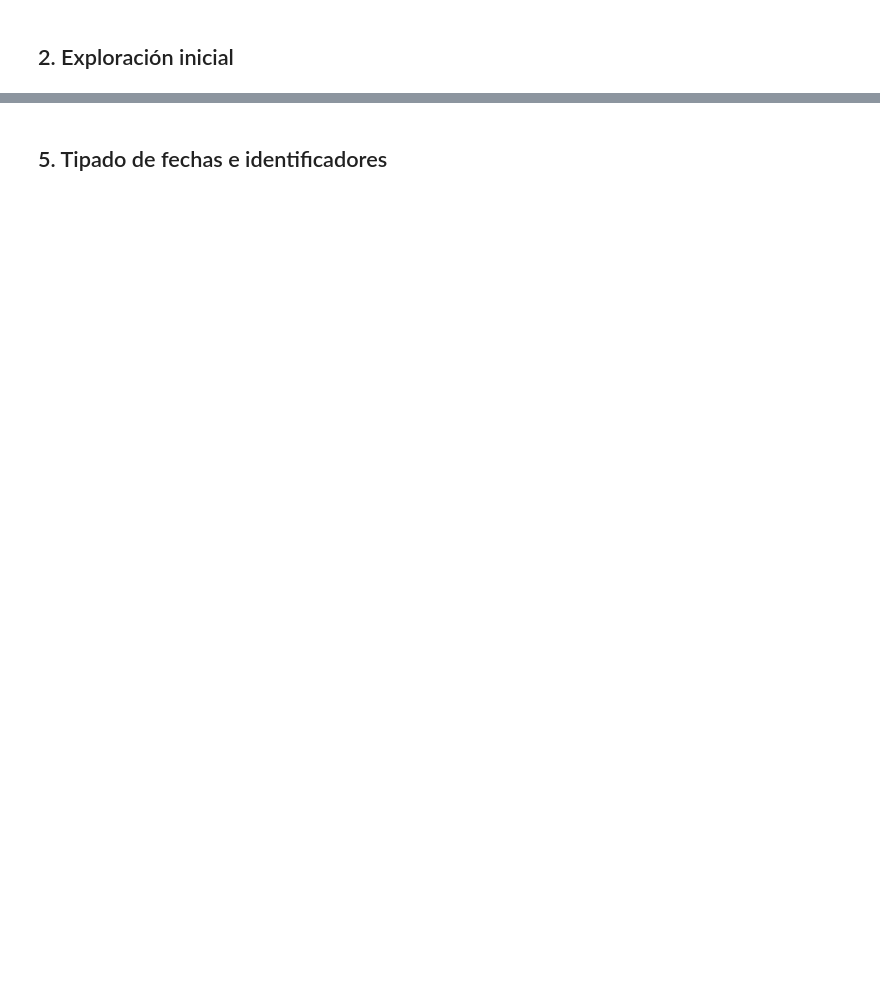
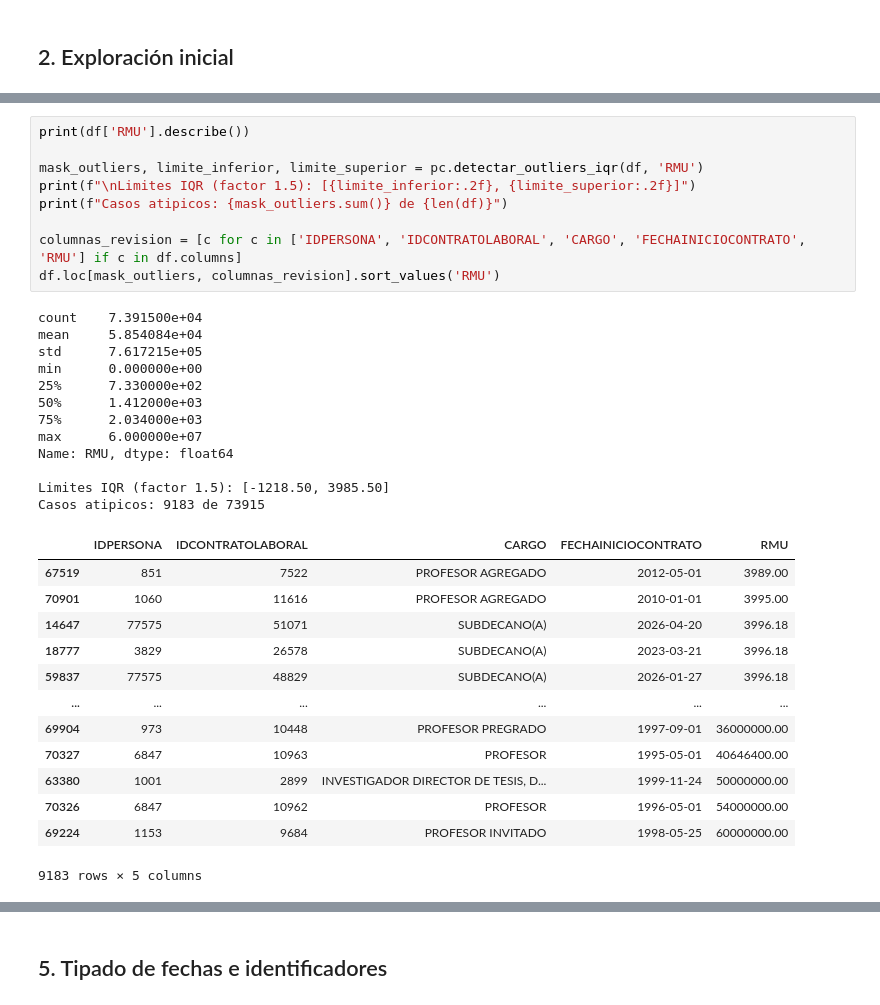
Before and after one commit to Pamela-rugel/Proyecto_Tesis, a Jupyter notebook: notebooks/preprocesamiento/10_historial_laboral_personas.ipynb, the cells around one changed output, grey strips where cells are left out. Cells and saved outputs as stored; diff of their text form; blank space fills up the shorter version.

```diff
--- a/notebooks/preprocesamiento/10_historial_laboral_personas.ipynb
+++ b/notebooks/preprocesamiento/10_historial_laboral_personas.ipynb
@@ -68,0 +80,35 @@ dtype: object
+# %%
+print(df['RMU'].describe())
+
+mask_outliers, limite_inferior, limite_superior = pc.detectar_outliers_iqr(df, 'RMU')
+print(f"\nLimites IQR (factor 1.5): [{limite_inferior:.2f}, {limite_superior:.2f}]")
+print(f"Casos atipicos: {mask_outliers.sum()} de {len(df)}")
+
+columnas_revision = [c for c in ['IDPERSONA', 'IDCONTRATOLABORAL', 'CARGO', 'FECHAINICIOCONTRATO', 'RMU'] if c in df.columns]
+df.loc[mask_outliers, columnas_revision].sort_values('RMU')
+# %% [output]
+count    7.391500e+04
+mean     5.854084e+04
+std      7.617215e+05
+min      0.000000e+00
+25%      7.330000e+02
+50%      1.412000e+03
+75%      2.034000e+03
+max      6.000000e+07
+Name: RMU, dtype: float64
+
+Limites IQR (factor 1.5): [-1218.50, 3985.50]
+Casos atipicos: 9183 de 73915
+|  | IDPERSONA | IDCONTRATOLABORAL | CARGO | FECHAINICIOCONTRATO | RMU |
+| 67519 | 851 | 7522 | PROFESOR AGREGADO | 2012-05-01 | 3989.00 |
+| 70901 | 1060 | 11616 | PROFESOR AGREGADO | 2010-01-01 | 3995.00 |
+| 14647 | 77575 | 51071 | SUBDECANO(A) | 2026-04-20 | 3996.18 |
+| 18777 | 3829 | 26578 | SUBDECANO(A) | 2023-03-21 | 3996.18 |
+| 59837 | 77575 | 48829 | SUBDECANO(A) | 2026-01-27 | 3996.18 |
+| ... | ... | ... | ... | ... | ... |
+| 69904 | 973 | 10448 | PROFESOR PREGRADO | 1997-09-01 | 36000000.00 |
+| 70327 | 6847 | 10963 | PROFESOR | 1995-05-01 | 40646400.00 |
+| 63380 | 1001 | 2899 | INVESTIGADOR DIRECTOR DE TESIS, D... | 1999-11-24 | 50000000.00 |
+| 70326 | 6847 | 10962 | PROFESOR | 1996-05-01 | 54000000.00 |
+| 69224 | 1153 | 9684 | PROFESOR INVITADO | 1998-05-25 | 60000000.00 |
+9183 rows × 5 columns
```
Also changed, not shown: parts of 24 cells of this notebook, 2 other files.
